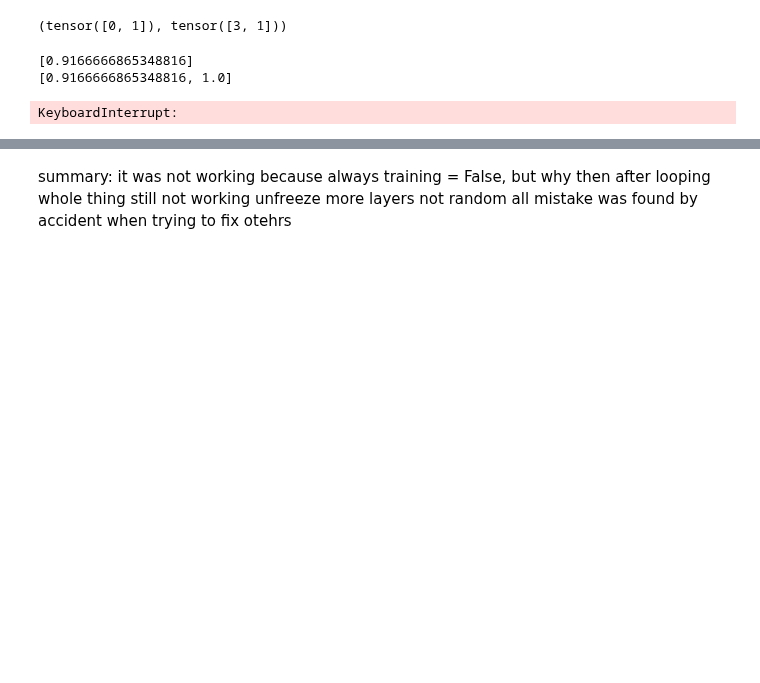
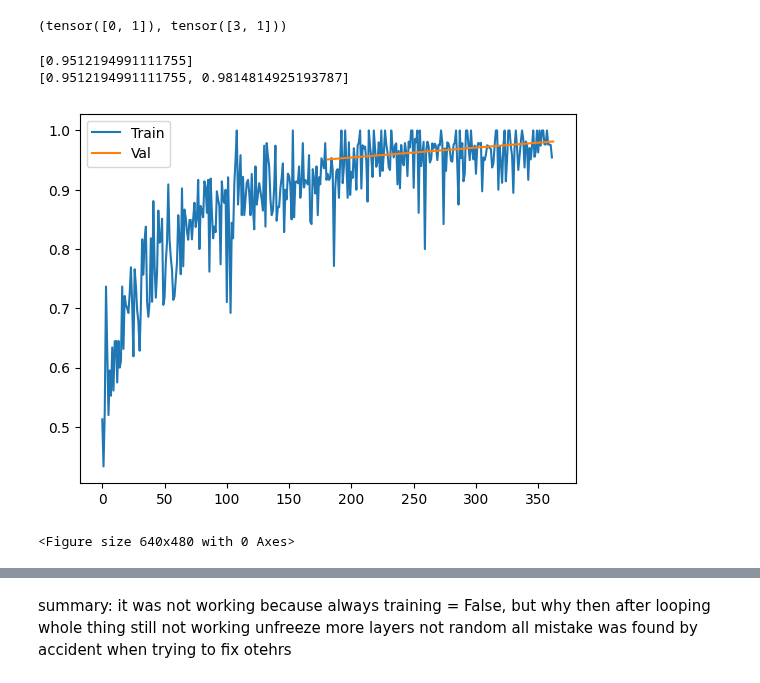
Before and after one commit to weathon/3d2smile, a Jupyter notebook: finetune.ipynb, the cells around one changed output, grey strips where cells are left out. Cells and saved outputs as stored; diff of their text form; code cells hidden in the pictures; blank space fills up the shorter version.

```diff
--- a/finetune.ipynb
+++ b/finetune.ipynb
@@ -414,11 +414,12 @@ top_k_2d(torch.tensor([[0,1,4,12],
 # %%
 #shetouexguaibudexianzaihaole xianzaishizhenggewenjianjiadounaquxunlianle  kunexhaishiyoufenkaide touuuyun
 # %%
-mod = train(0.0005, 5, 5,  True, reload=True)#duzikunhuxi xiaobatch size lianggejiuhaole
+mod = train(0.0005, 4, 2,  True, reload=True)#duzikunhuxi xiaobatch size lianggejiuhaole
 # %% [output]
-[0.9166666865348816]
-[0.9166666865348816, 1.0]
+[0.9512194991111755]
+[0.9512194991111755, 0.9814814925193787]
+[figure, added]
-KeyboardInterrupt:
+<Figure size 640x480 with 0 Axes>
 # %%
 mod = torch.load("drive/MyDrive/CNO", map_location=device)
 # %%
```
Also changed, not shown: parts of 1 cell of this notebook.
